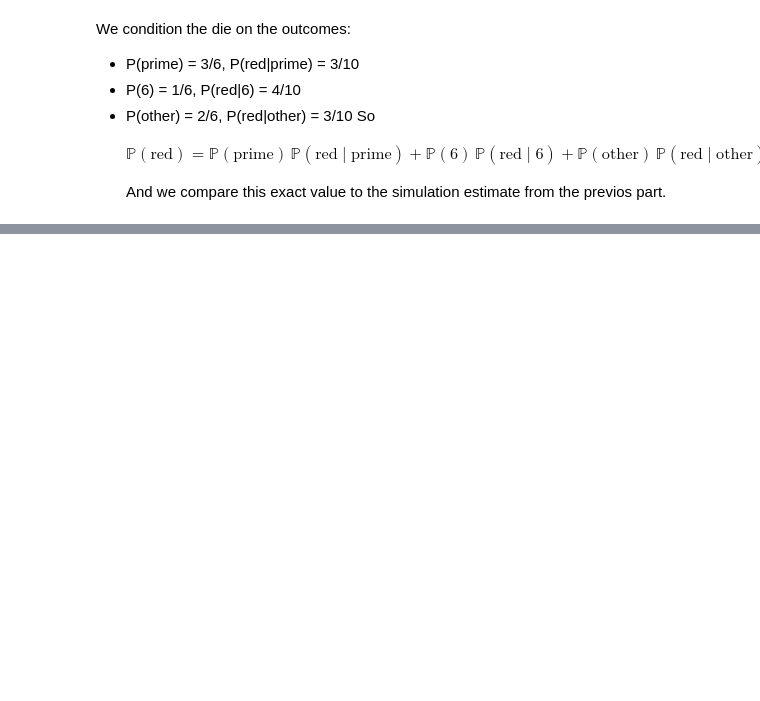
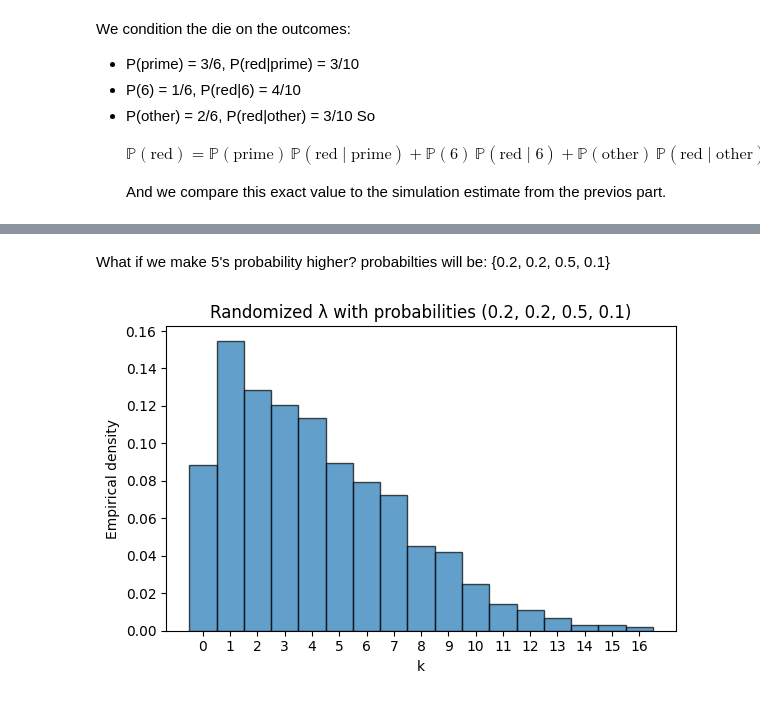
Before and after one commit to DragonLordKing/PMP-2025, a Jupyter notebook: Lab02/Exercises.ipynb, the cells around one changed output, grey strips where cells are left out. Drawn from its saved outputs; the diff is of its cells as text; code cells hidden in the pictures; blank space fills up the shorter version.

```diff
--- a/Lab02/Exercises.ipynb
+++ b/Lab02/Exercises.ipynb
@@ -88,0 +149,19 @@ Absolute error |p_hat - p_theory| = 0.001858
+# %% [markdown]
+What if we make 5's probability higher? probabilties will be: {0.2, 0.2, 0.5, 0.1}
+# %%
+probs = np.array([0.2, 0.2, 0.5, 0.1])
+lam_choices_w = rng.choice(lambdas, size=N, p=probs)
+X_rand_weighted = rng.poisson(lam=lam_choices_w)
+
+kmax = int(np.percentile(X_rand_weighted, 99.5))
+bins = np.arange(0, kmax + 2) - 0.5
+plt.figure(figsize=(6,4))
+plt.hist(X_rand_weighted, bins=bins, density=True, edgecolor="black", alpha=0.7)
+plt.title("Randomized λ with probabilities (0.2, 0.2, 0.5, 0.1)")
+plt.xlabel("k")
+plt.ylabel("Empirical density")
+plt.xticks(np.arange(0, kmax + 1))
+plt.tight_layout()
+plt.show()
+# %% [output]
+[figure, added]
```
Also changed, not shown: parts of 19 cells of this notebook.
